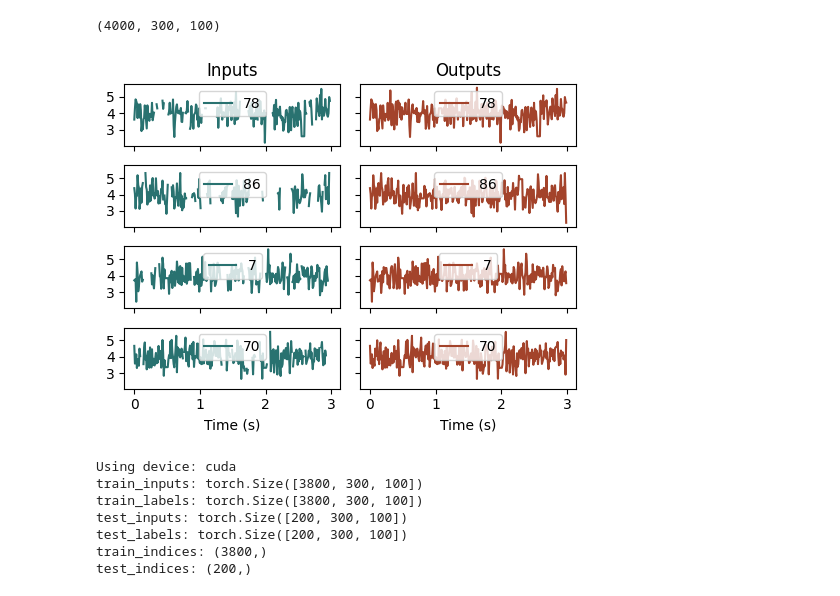
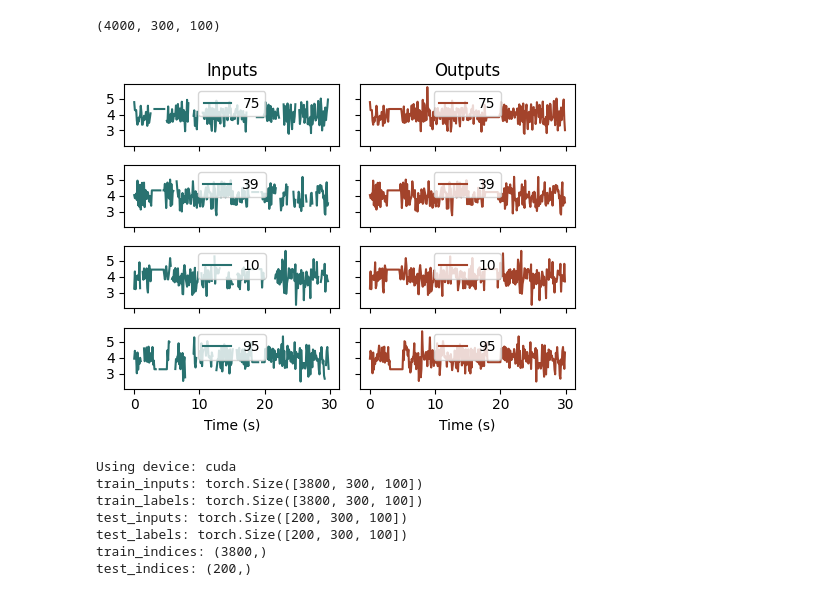
Before and after one commit to qrsyu/STCell, a Jupyter notebook: code/time_exp/2TS_symmetry.ipynb, the cells around one changed output. Saved outputs shown, nothing was run; the diff lists cells and outputs as text; code cells hidden in the pictures.

```diff
--- a/code/time_exp/2TS_symmetry.ipynb
+++ b/code/time_exp/2TS_symmetry.ipynb
@@ -47,12 +47,12 @@ ax2.legend(loc='best')
 # %%
 # === Method 2 === #
 # Generate the first temporal event with shape n_channels, Select fixed random number from a normal distribution
-event_dur = 0.5
-# randomly select the onset time between 2.0 and 13.0 s
-event_1_onsets = np.random.uniform(2.0 * temp_reso, 13.0 * temp_reso, (B, D)).astype(int)
-event_1_ends = event_1_onsets + int(event_dur * temp_reso)
-event_2_onsets = event_1_onsets + int(15.0 * temp_reso)
-event_2_ends = event_2_onsets + int(event_dur * temp_reso)
+event_dur = 2
+onset_trial    = np.random.uniform(2.0*temp_reso, 13.0*temp_reso, (B, 1))           # one start per trial
+event_1_onsets = (onset_trial + np.random.normal(0, 0.2*temp_reso, (B, D))).astype(int)  # optional ±0.2 s jitter
+event_1_ends   = event_1_onsets + int(event_dur*temp_reso)
+event_2_onsets = event_1_onsets + int(15.0*temp_reso)
+event_2_ends   = event_2_onsets + int(event_dur*temp_reso)
 
 
 # === Method 1 === #
@@ -69,7 +69,7 @@ sensory_profile = {
                     "time": {
                             "sigma":  0.5,    # sigma of Gaussian noise
                             "ssigma": 0.2,    # smoothing sigma of Gaussian noise (in sec)
-                            "bias":   signal_amp_mu,  # mean of Gaussian noise (comparable to signal amplitude)
+                            "bias":   signal_amp_mu,
                             },
                     }
 # %%
@@ -104,24 +104,25 @@ inputs = mask.mask(time_res).numpy()
 # %%
 fig, ax = plt.subplots(4, 2, figsize=(5, 4), sharex=True, sharey=True)
 rand_D = np.random.choice(D, size=4, replace=False)
+b = 5
 for i, channel in enumerate(rand_D):
-    ax[i][0].plot(np.arange(inputs.shape[1]) * temp_reso / 1000,
-                  np.where(inputs[0, :, channel] == 0, np.nan, inputs[0, :, channel]),
+    ax[i][0].plot(np.arange(inputs.shape[1]) / temp_reso ,
+                  np.where(inputs[b, :, channel] == 0, np.nan, inputs[b, :, channel]),
                   label=f'{channel}', color='#297270')
     ax[i][0].legend(loc='upper center')
 
-    ax[i][1].plot(np.arange(time_res.shape[1]) * temp_reso / 1000,
-                  time_res[0, :, channel],
+    ax[i][1].plot(np.arange(time_res.shape[1]) / temp_reso ,
+                  time_res[b, :, channel],
                   label=f'{channel}', color='#A3432B')
     ax[i][1].legend(loc='upper center')
 
 ax[0][0].set_title('Inputs')
 ax[0][1].set_title('Outputs')
 ax[-1][0].set_xlabel('Time (s)')
 ax[-1][1].set_xlabel('Time (s)')
 plt.tight_layout()
 # %% [output]
-[figure, old version]
+[figure, new version]
 # %%
 # Split the data to training and test set along axis=1
 from torch.utils.data import DataLoader, TensorDataset
```
Also changed, not shown: parts of 4 cells of this notebook, 1 other file.
